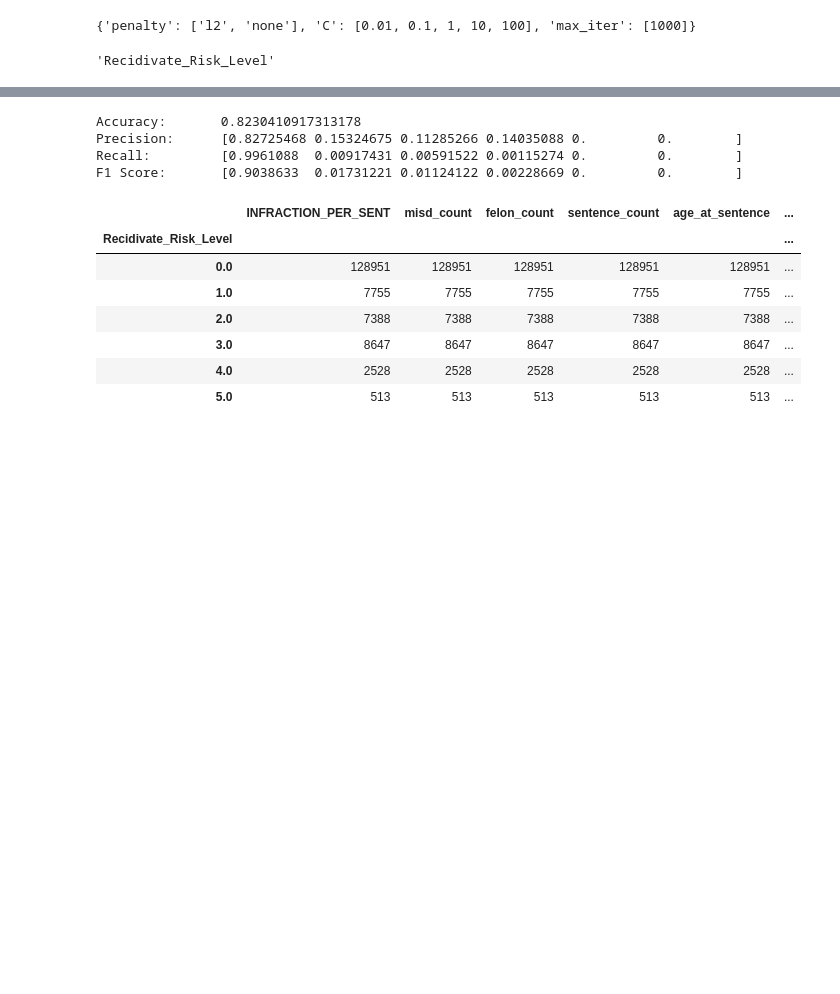
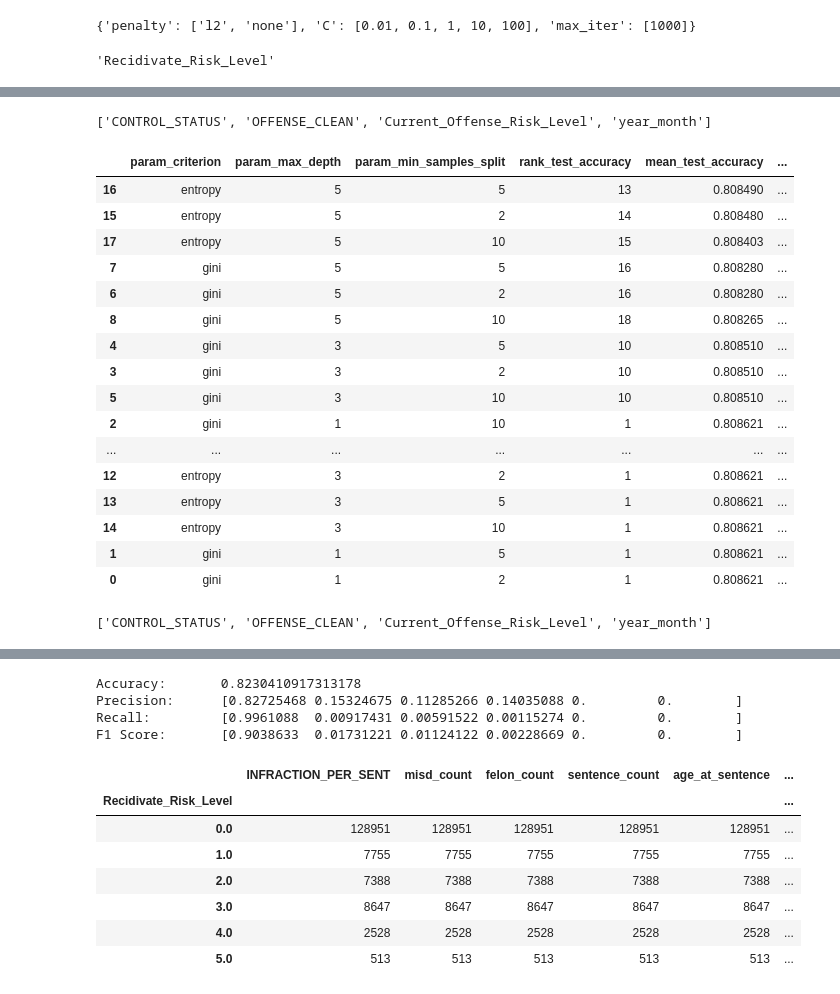
Before and after one commit to christi-liongson/covid_decarceration, a Jupyter notebook: files/analysis_1.ipynb, the cells around one changed output, grey strips where cells are left out. Saved outputs shown, nothing was run; the diff lists cells and outputs as text; code cells hidden in the pictures; blank space fills up the shorter version.

```diff
--- a/files/analysis_1.ipynb
+++ b/files/analysis_1.ipynb
@@ -172,0 +211,65 @@ Please also refer to the documentation for alternative solver options:
+# %%
+MODELS = config.MODELS
+PARAMS = config.PARAMS
+model_key = "DecisionTreeClassifier"
+
+model = MODELS[model_key]
+params = PARAMS[model_key]
+
+target = config.target_vars[0]
+
+# Include race/gender/ethnicity or exclude?
+config.categorical_vars_to_impute
+# %% [output]
+['CONTROL_STATUS', 'OFFENSE_CLEAN', 'Current_Offense_Risk_Level', 'year_month']
+# %%
+#scorer = make_scorer(precision_score, average = None)
+#gs_svc = GridSearchCV(estimator=svc_clf,param_grid=param_grid,scoring=scorer,cv=5)
+
+scoring = {'recall': make_scorer(recall_score, average = 'macro'), 'precision': make_scorer(precision_score, average = 'macro'), 'accuracy': make_scorer(accuracy_score)}
+grid_model = GridSearchCV(estimator=model,
+                          param_grid=params,
+                          cv=ps,
+                          return_train_score=True,
+                          scoring=scoring,
+                             refit=False)
+# %%
+grid_model_result = grid_model.fit(train_data.loc[:,train_data.columns!=target],train_data[target])
+# %%
+# Dt Results
+cv_results = pd.DataFrame(grid_model.cv_results_)
+cv_results.columns
+ranked_cv=cv_results.sort_values(by=['rank_test_precision'])
+ranked_cv[['param_criterion','param_max_depth','param_min_samples_split','rank_test_accuracy', 'mean_test_accuracy','mean_test_recall','mean_test_precision']]
+# %% [output]
+|  | param_criterion | param_max_depth | param_min_samples_split | rank_test_accuracy | mean_test_accuracy | ... |
+| 16 | entropy | 5 | 5 | 13 | 0.808490 | ... |
+| 15 | entropy | 5 | 2 | 14 | 0.808480 | ... |
+| 17 | entropy | 5 | 10 | 15 | 0.808403 | ... |
+| 7 | gini | 5 | 5 | 16 | 0.808280 | ... |
+| 6 | gini | 5 | 2 | 16 | 0.808280 | ... |
+| 8 | gini | 5 | 10 | 18 | 0.808265 | ... |
+| 4 | gini | 3 | 5 | 10 | 0.808510 | ... |
+| 3 | gini | 3 | 2 | 10 | 0.808510 | ... |
+| 5 | gini | 3 | 10 | 10 | 0.808510 | ... |
+| 2 | gini | 1 | 10 | 1 | 0.808621 | ... |
+| ... | ... | ... | ... | ... | ... | ... |
+| 12 | entropy | 3 | 2 | 1 | 0.808621 | ... |
+| 13 | entropy | 3 | 5 | 1 | 0.808621 | ... |
+| 14 | entropy | 3 | 10 | 1 | 0.808621 | ... |
+| 1 | gini | 1 | 5 | 1 | 0.808621 | ... |
+| 0 | gini | 1 | 2 | 1 | 0.808621 | ... |
+# %%
+MODELS = config.MODELS
+PARAMS = config.PARAMS
+model_key = "RandomForestClassifier"
+
+model = MODELS[model_key]
+params = PARAMS[model_key]
+
+target = config.target_vars[0]
+
+# Include race/gender/ethnicity or exclude?
+config.categorical_vars_to_impute
+# %% [output]
+['CONTROL_STATUS', 'OFFENSE_CLEAN', 'Current_Offense_Risk_Level', 'year_month']
```
Also changed, not shown: parts of 15 cells of this notebook.
